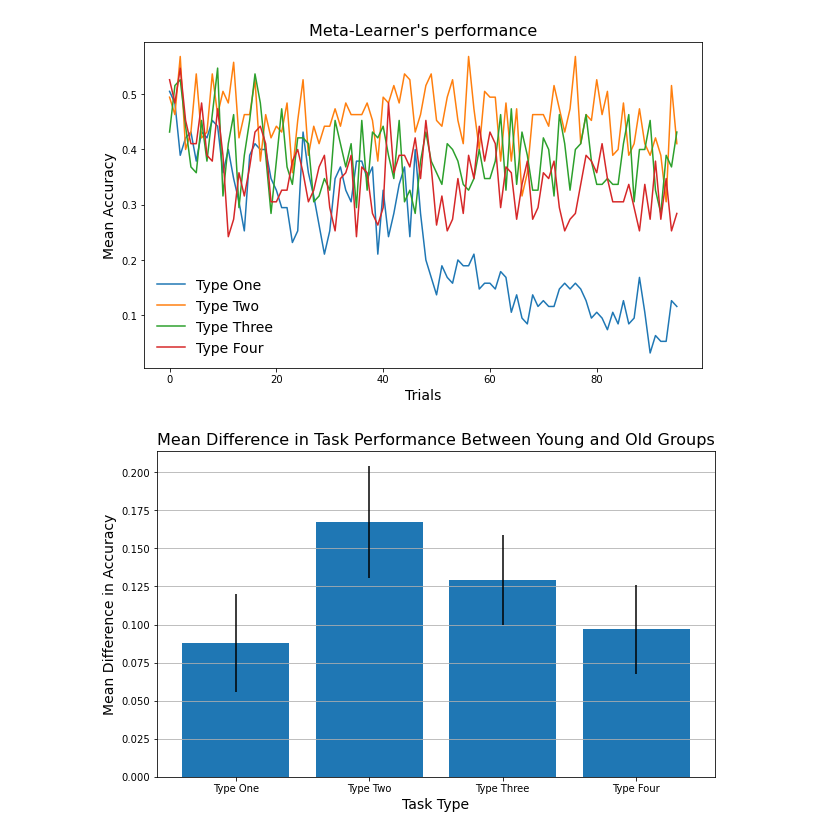
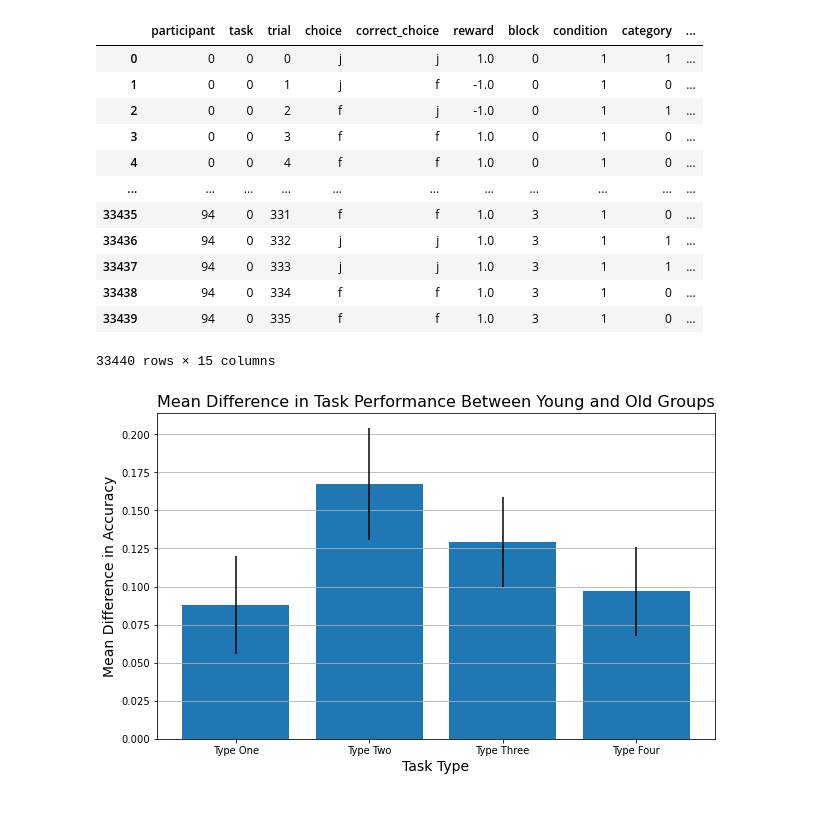
Before and after one commit to akjagadish/vanilla-llama, a Jupyter notebook: categorisation/notebooks/human_data.ipynb, the cells around one changed output. Saved outputs shown, nothing was run; the diff lists cells and outputs as text; code cells hidden in the pictures; blank space fills up the shorter version.

```diff
--- a/categorisation/notebooks/human_data.ipynb
+++ b/categorisation/notebooks/human_data.ipynb
@@ -103,13 +11,21 @@ plt.show()
-# %%
-plt.figure(figsize=(10,6))
-plt.plot(1-per_trial_performance.mean(1).T,  label=["Type One", "Type Two", "Type Three", "Type Four"])
-plt.title("Meta-Learner's performance", fontsize=16)
-plt.xlabel("Trials", fontsize=14)
-plt.ylabel("Mean Accuracy", fontsize=14)
-plt.legend(frameon=False, fontsize=14)
-plt.show()
-# %% [output]
-[figure, removed]
+# %%
+data = pd.read_csv('../data/human/exp1_llm.csv')
+# %%
+data
+# %% [output]
+|  | participant | task | trial | choice | correct_choice | reward | block | condition | category | ... |
+| 0 | 0 | 0 | 0 | j | j | 1.0 | 0 | 1 | 1 | ... |
+| 1 | 0 | 0 | 1 | j | f | -1.0 | 0 | 1 | 0 | ... |
+| 2 | 0 | 0 | 2 | f | j | -1.0 | 0 | 1 | 1 | ... |
+| 3 | 0 | 0 | 3 | f | f | 1.0 | 0 | 1 | 0 | ... |
+| 4 | 0 | 0 | 4 | f | f | 1.0 | 0 | 1 | 0 | ... |
+| ... | ... | ... | ... | ... | ... | ... | ... | ... | ... | ... |
+| 33435 | 94 | 0 | 331 | f | f | 1.0 | 3 | 1 | 0 | ... |
+| 33436 | 94 | 0 | 332 | j | j | 1.0 | 3 | 1 | 1 | ... |
+| 33437 | 94 | 0 | 333 | j | j | 1.0 | 3 | 1 | 1 | ... |
+| 33438 | 94 | 0 | 334 | f | f | 1.0 | 3 | 1 | 0 | ... |
+| 33439 | 94 | 0 | 335 | f | f | 1.0 | 3 | 1 | 0 | ... |
+33440 rows × 15 columns
 # %%
 # Reload the dataset
 data = pd.read_csv('Badham_Sanborn_Maylor_2017_aggregate_data.csv')
```
Also changed, not shown: parts of 5 cells of this notebook, 1 other file.
